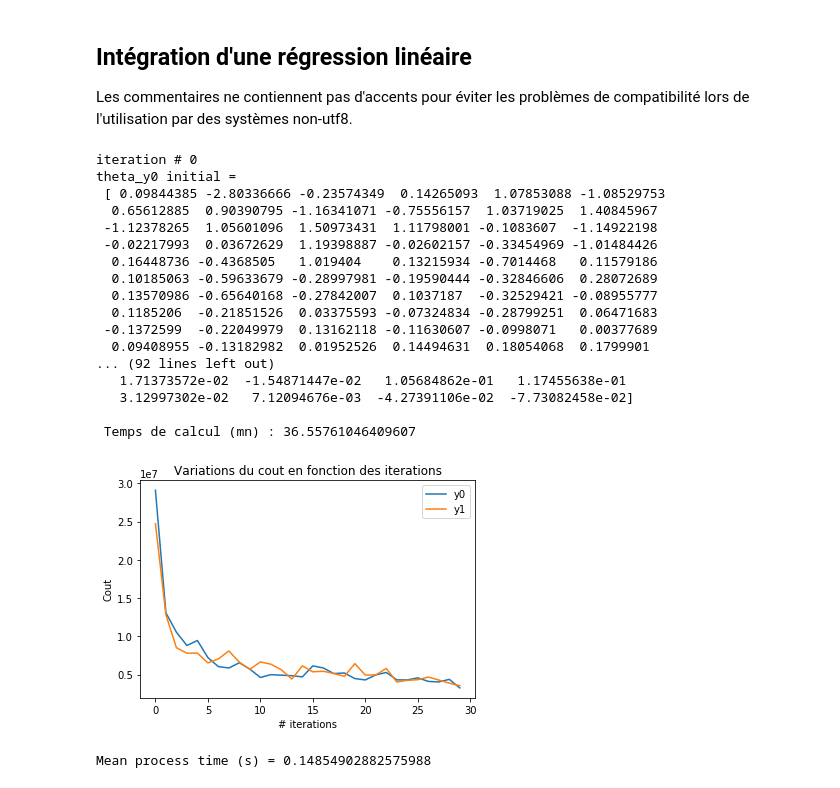
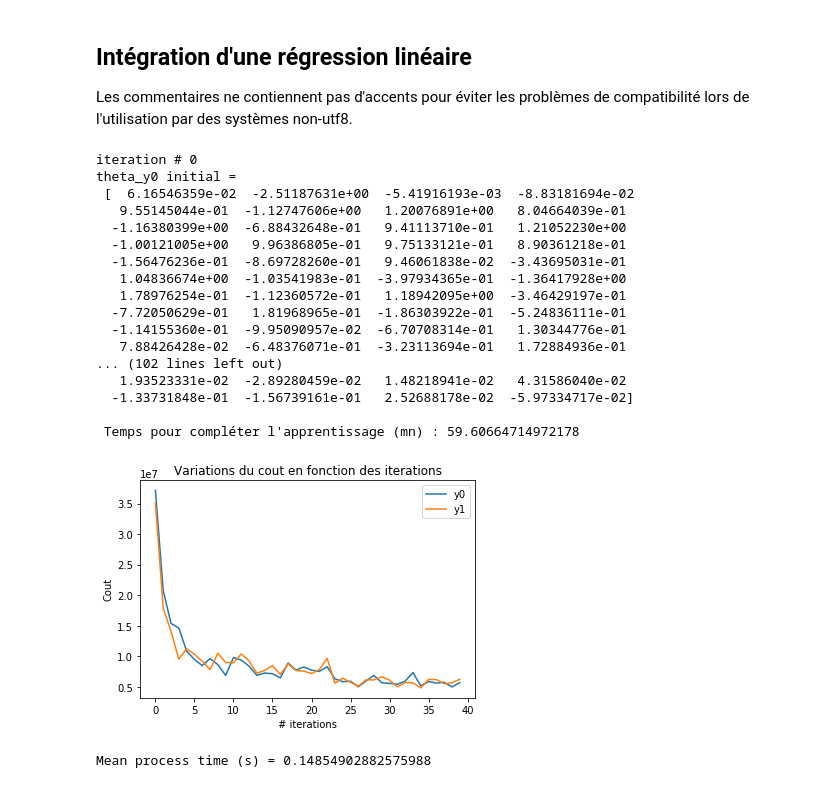
Before and after one commit to pierrealbiges/ActiveVision, a Jupyter notebook: Notebooks/Waveimage-tensorflow-pow3-encoding_P3ver.ipynb, the cells around one changed output. Drawn from its saved outputs; the diff is of its cells as text; code cells hidden in the pictures.

```diff
--- a/Notebooks/Waveimage-tensorflow-pow3-encoding_P3ver.ipynb
+++ b/Notebooks/Waveimage-tensorflow-pow3-encoding_P3ver.ipynb
@@ -448,52 +448,52 @@ def linear_regression_train(batch_size, # taille de l'echantillon d'apprentissag
 # %%
 ### Script realisant l'apprentissage par regression lineaire
 
-train_duration = 30 # nombre d'iterations que durera l'apprentissage ; 50
+train_duration = 40 # nombre d'iterations que durera l'apprentissage ; 50
 values = (0,0)      # initialisation des theta pour la premiere iteration
 cout_y0, cout_y1 = [[] for _ in range(train_duration)], [[] for _ in range(train_duration)]
 
 time_start = time.time()
 for num_iteration in range(train_duration):
     print('iteration #', num_iteration)
-    theta_updated = linear_regression_train(batch_size=500, alpha=0.3, theta=values, iteration=num_iteration)
+    theta_updated = linear_regression_train(batch_size=600, alpha=0.3, theta=values, iteration=num_iteration)
     values = (theta_updated[0], theta_updated[1])
 
     cout_y0[num_iteration] = (theta_updated[2])
     cout_y1[num_iteration] = (theta_updated[3])
 
     if num_iteration == 0:
         print('theta_y0 initial = \n', values[0])
         print('theta_y1 initial = \n', values[1])
 
 print('\n Nouvelles valeurs après iteration #', num_iteration)
 print('theta_y0 = \n', theta_updated[0])
 print('theta_y1 = \n', theta_updated[1])
-time_end = time.time() - time_start ; print('\n Temps de calcul (mn) :', time_end/60)
+time_end = time.time() - time_start ; print("\n Temps pour compléter l'apprentissage (mn) :", time_end/60)
 
 ## Sortie graphique
 plt.plot(range(train_duration),cout_y0)
 plt.plot(range(train_duration),cout_y1)
 plt.legend(['y0','y1'], loc='upper right')
 plt.title('Variations du cout en fonction des iterations')
 plt.xlabel('# iterations') ; plt.ylabel('Cout')
 plt.savefig('regression_lineaire.pdf')
 plt.show()
 # %% [output]
 iteration # 0
 theta_y0 initial =
- [ 0.09844385 -2.80336666 -0.23574349  0.14265093  1.07853088 -1.08529753
-  0.65612885  0.90390795 -1.16341071 -0.75556157  1.03719025  1.40845967
- -1.12378265  1.05601096  1.50973431  1.11798001 -0.1083607  -1.14922198
- -0.02217993  0.03672629  1.19398887 -0.02602157 -0.33454969 -1.01484426
-  0.16448736 -0.4368505   1.019404    0.13215934 -0.7014468   0.11579186
-  0.10185063 -0.59633679 -0.28997981 -0.19590444 -0.32846606  0.28072689
-  0.13570986 -0.65640168 -0.27842007  0.1037187  -0.32529421 -0.08955777
-  0.1185206  -0.21851526  0.03375593 -0.07324834 -0.28799251  0.06471683
- -0.1372599  -0.22049979  0.13162118 -0.11630607 -0.0998071   0.00377689
-  0.09408955 -0.13182982  0.01952526  0.14494631  0.18054068  0.1799901
-... (92 lines left out)
-   1.71373572e-02  -1.54871447e-02   1.05684862e-01   1.17455638e-01
-   3.12997302e-02   7.12094676e-03  -4.27391106e-02  -7.73082458e-02]
+ [  6.16546359e-02  -2.51187631e+00  -5.41916193e-03  -8.83181694e-02
+   9.55145044e-01  -1.12747606e+00   1.20076891e+00   8.04664039e-01
+  -1.16380399e+00  -6.88432648e-01   9.41113710e-01   1.21052230e+00
+  -1.00121005e+00   9.96386805e-01   9.75133121e-01   8.90361218e-01
+  -1.56476236e-01  -8.69728260e-01   9.46061838e-02  -3.43695031e-01
+   1.04836674e+00  -1.03541983e-01  -3.97934365e-01  -1.36417928e+00
+   1.78976254e-01  -1.12360572e-01   1.18942095e+00  -3.46429197e-01
+  -7.72050629e-01   1.81968965e-01  -1.86303922e-01  -5.24836111e-01
+  -1.14155360e-01  -9.95090957e-02  -6.70708314e-01   1.30344776e-01
+   7.88426428e-02  -6.48376071e-01  -3.23113694e-01   1.72884936e-01
+... (102 lines left out)
+   1.93523331e-02  -2.89280459e-02   1.48218941e-02   4.31586040e-02
+  -1.33731848e-01  -1.56739161e-01   2.52688178e-02  -5.97334717e-02]
 
- Temps de calcul (mn) : 36.55761046409607
+ Temps pour compléter l'apprentissage (mn) : 59.60664714972178
-[figure, old version]
+[figure, new version]
```
Also changed, not shown: parts of 4 cells of this notebook.
